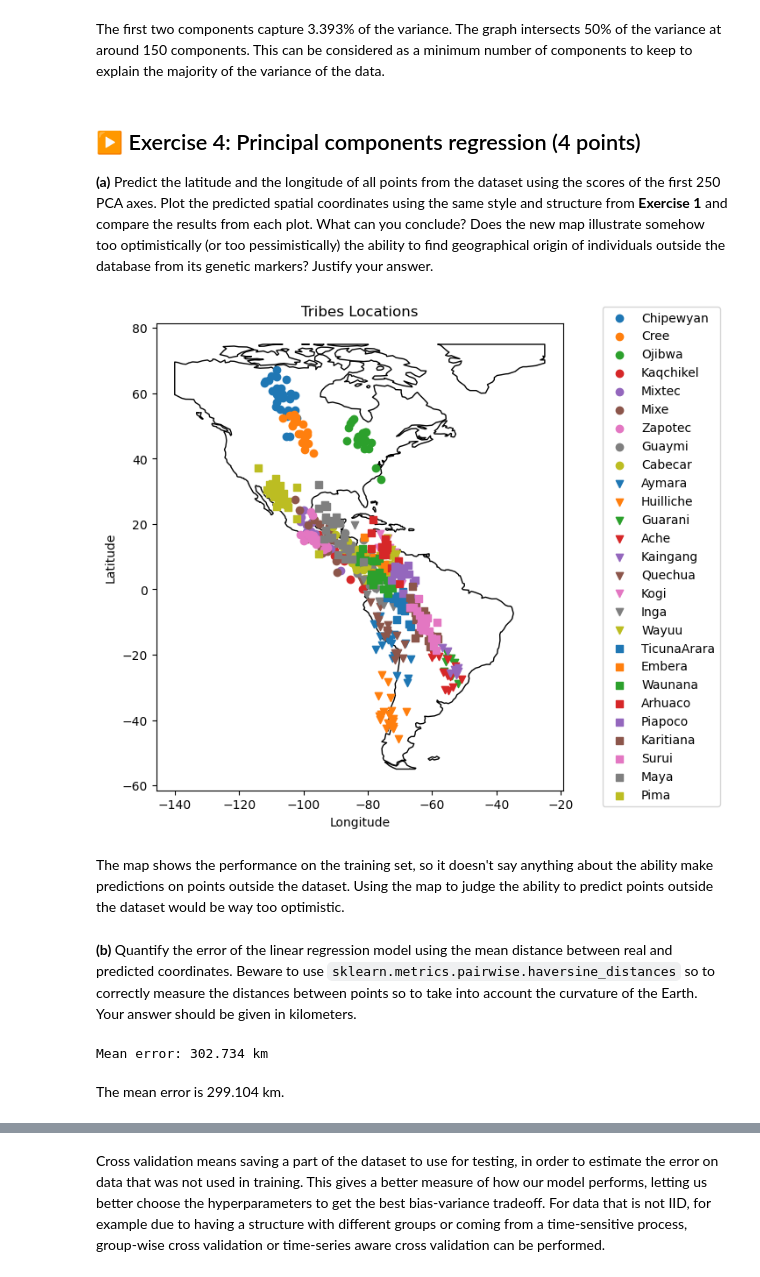
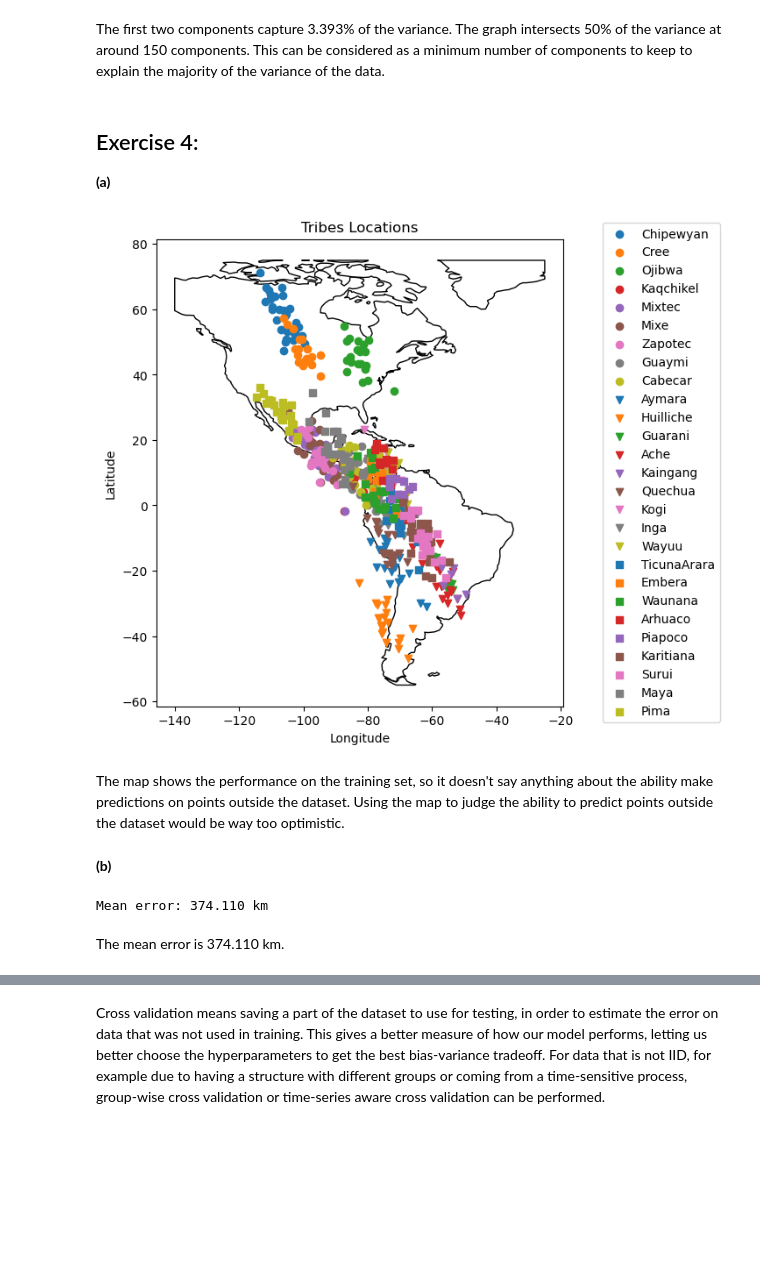
Before and after one commit to felixwl/isla, a Jupyter notebook: tp2/TP2.ipynb, the cells around one changed output, grey strips where cells are left out. Cells and saved outputs as stored; diff of their text form; code cells hidden in the pictures; blank space fills up the shorter version.

```diff
--- a/tp2/TP2.ipynb
+++ b/tp2/TP2.ipynb
@@ -287,45 +190,44 @@ Percentage of variance captured by the first two principal components: 3.3929133
 # %% [markdown]
 The first two components capture 3.393% of the variance. The graph intersects 50% of the variance at around 150 components. This can be considered as a minimum number of components to keep to explain the majority of the variance of the data.
 # %% [markdown]
-## ▶️ Exercise 4: Principal components regression (4 points)
+## Exercise 4:
 
-**(a)** Predict the latitude and the longitude of all points from the dataset using the scores of the first 250 PCA axes. Plot the predicted spatial coordinates using the same style and structure from **Exercise 1** and compare the results from each plot. What can you conclude? Does the new map illustrate somehow too optimistically (or too pessimistically) the ability to find geographical origin of individuals outside the database from its genetic markers? Justify your answer.
+**(a)**
 # %%
 from sklearn.pipeline import make_pipeline
 
 y = df[['long', 'lat']].values
 
-scaler = StandardScaler()
 pca = PCA(n_components=250)
 regression = LinearRegression()
 
-pipeline = make_pipeline(scaler, pca, regression)
+pipeline = make_pipeline(pca, regression)
 pipeline.fit(X, y)
 predictions = pipeline.predict(X)
 
 # Plotting
 world = gpd.read_file(geodatasets.get_path('naturalearth.land'))
 fig, ax = plt.subplots(figsize=(8.0, 6.5))
 plt.subplots_adjust(left=0.0, right=0.90, bottom=0.10, top=0.92)
 world.clip([-140, -55, -25, 75]).plot(ax=ax, color='white', edgecolor='black')
 marker_list = ['o', 'v', 's']
 colors_list = [f'C{i}' for i in range(9)]
 for i, tribe in enumerate(gdf['Pop'].unique()):
     members_tribe = predictions[gdf['Pop'] == tribe]
     ax.scatter(members_tribe[:, 0], members_tribe[:, 1],
                marker=marker_list[i//9],
                color=colors_list[i%9], label=tribe)
 ax.legend(loc='center right', bbox_to_anchor=(1.4, 0.5))
 ax.set_title('Tribes Locations')
 ax.set_xlabel('Longitude')
 ax.set_ylabel('Latitude')
 fig.show()
 # %% [output]
-[figure, old version]
+[figure, new version]
 # %% [markdown]
 The map shows the performance on the training set, so it doesn't say anything about the ability make predictions on points outside the dataset. Using the map to judge the ability to predict points outside the dataset would be way too optimistic.
 # %% [markdown]
-**(b)** Quantify the error of the linear regression model using the mean distance between real and predicted coordinates. Beware to use `sklearn.metrics.pairwise.haversine_distances` so to correctly measure the distances between points so to take into account the curvature of the Earth. Your answer should be given in kilometers.
+**(b)**
 # %%
 from sklearn.metrics.pairwise import haversine_distances
 
@@ -334,7 +236,7 @@ mean_error = distances.diagonal().mean()
 mean_error_km = mean_error
 print(f"Mean error: {mean_error_km:.3f} km")
 # %% [output]
-Mean error: 302.734 km
+Mean error: 374.110 km
 # %% [markdown]
-The mean error is 299.104 km.
+The mean error is 374.110 km.
 # %% [markdown]
```
Also changed, not shown: parts of 24 cells of this notebook.
